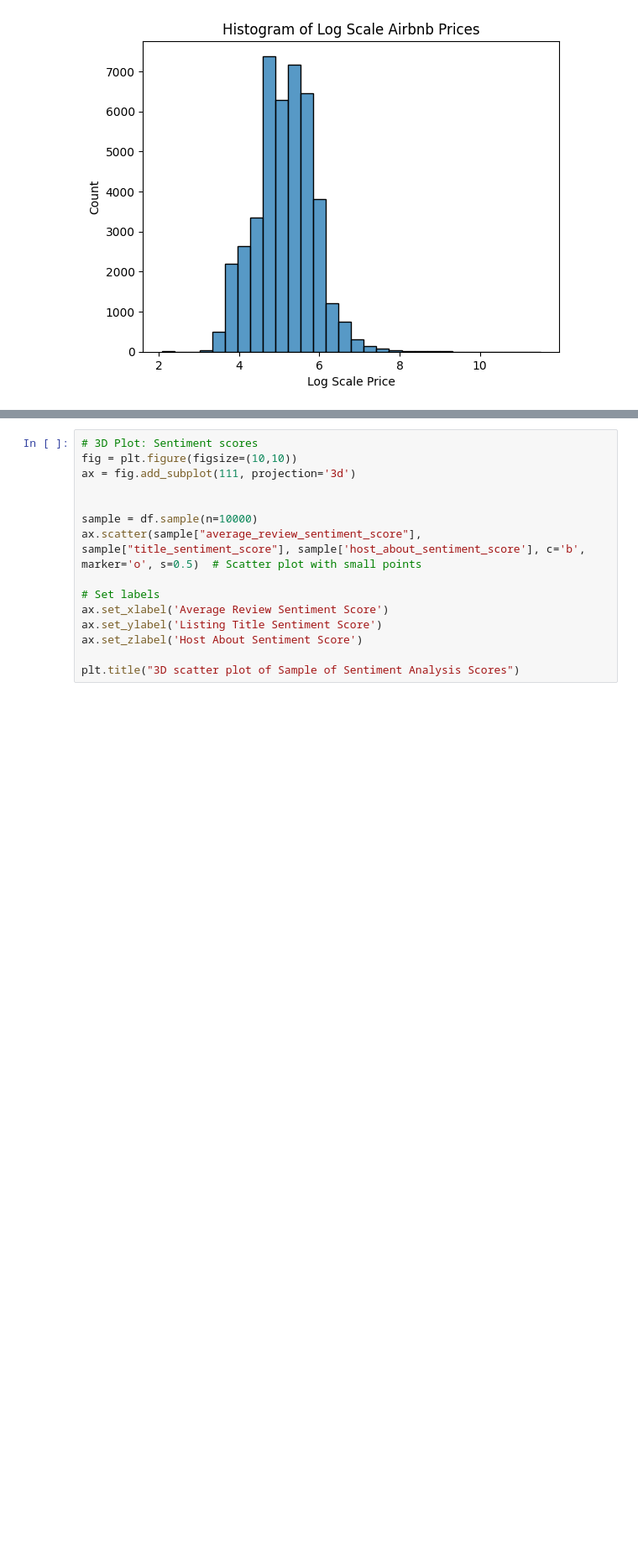
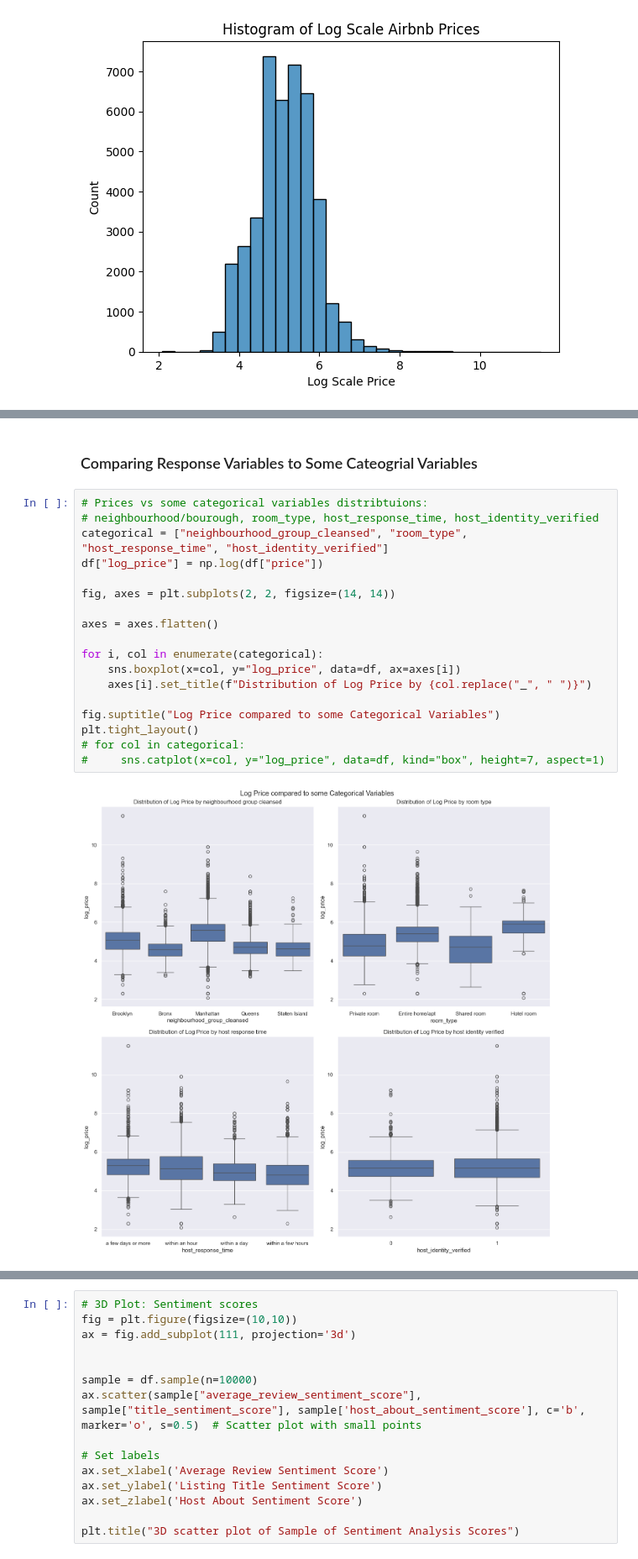
Before and after one commit to afifshomali/NYC-Airbnb-Analysis-447, a Jupyter notebook: EdaAirbnb.ipynb, the cells around one changed output, grey strips where cells are left out. Shown at 84% size. Saved outputs shown, nothing was run; the diff lists cells and outputs as text; blank space fills up the shorter version.

```diff
--- a/EdaAirbnb.ipynb
+++ b/EdaAirbnb.ipynb
@@ -123,0 +105,22 @@ We see that this binary variable is unbalanced with their being more occurences
+# %% [markdown]
+### Comparing Response Variables to Some Cateogrial Variables
+# %%
+# Prices vs some categorical variables distribtuions:
+# neighbourhood/bourough, room_type, host_response_time, host_identity_verified
+categorical = ["neighbourhood_group_cleansed", "room_type", "host_response_time", "host_identity_verified"]
+df["log_price"] = np.log(df["price"])
+
+fig, axes = plt.subplots(2, 2, figsize=(14, 14))
+
+axes = axes.flatten()
+
+for i, col in enumerate(categorical):
+    sns.boxplot(x=col, y="log_price", data=df, ax=axes[i])
+    axes[i].set_title(f"Distribution of Log Price by {col.replace("_", " ")}")
+
+fig.suptitle("Log Price compared to some Categorical Variables")
+plt.tight_layout()
+# for col in categorical:
+#     sns.catplot(x=col, y="log_price", data=df, kind="box", height=7, aspect=1)
+# %% [output]
+[figure, added]
```
Also changed, not shown: parts of 31 cells of this notebook, 2 other files.
